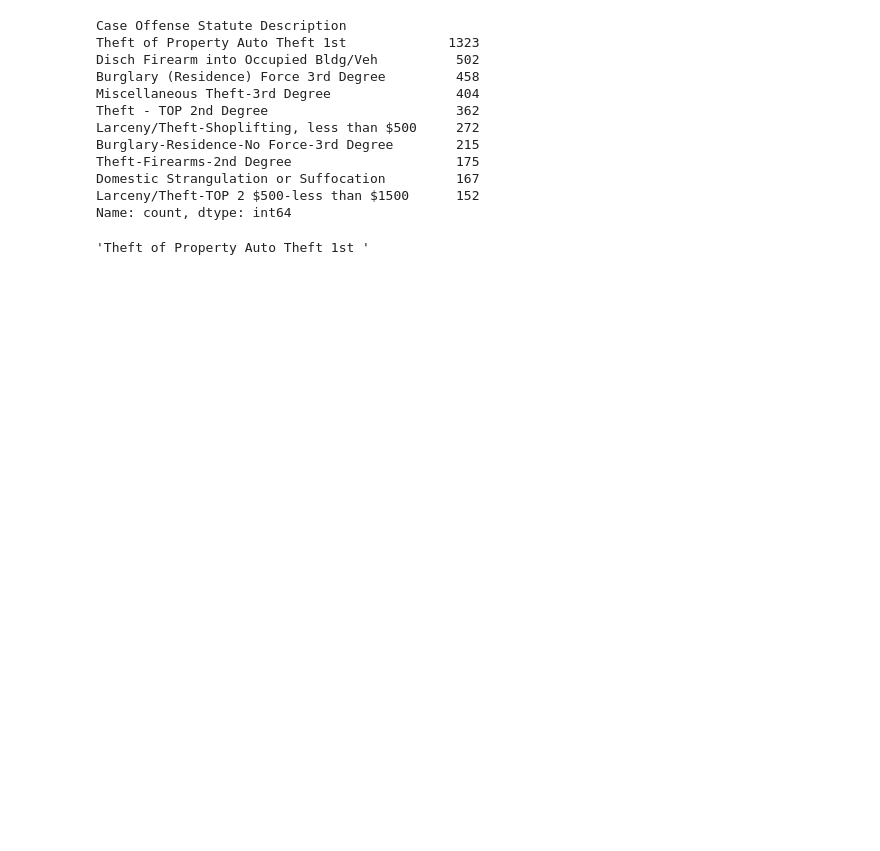
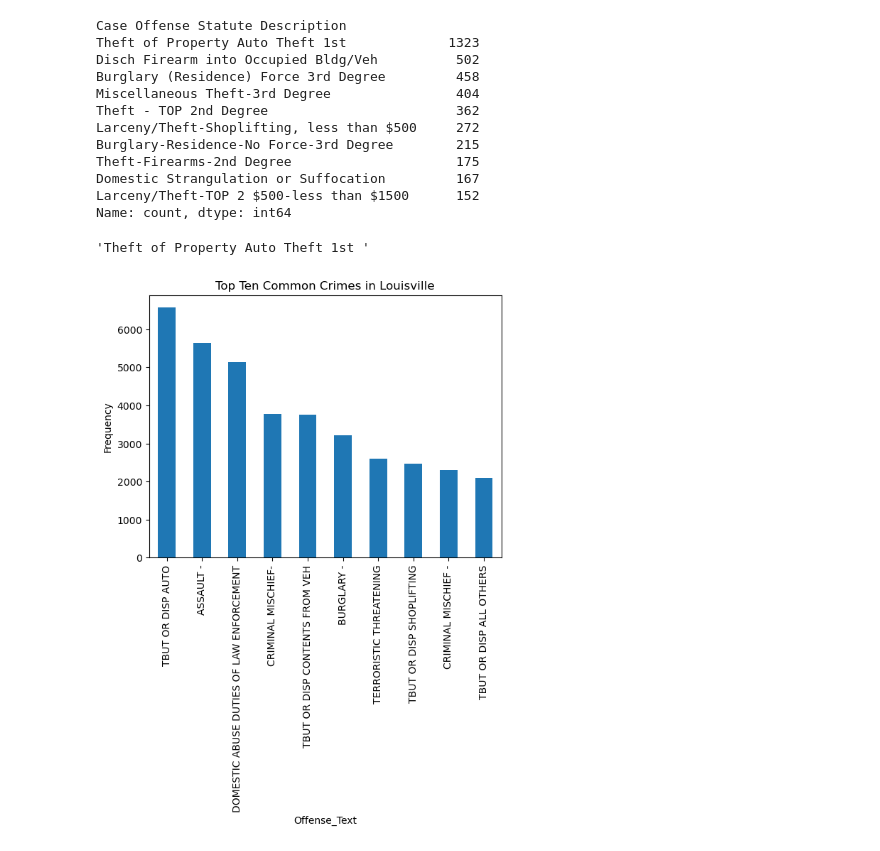
Before and after one commit to Uhuegbu23/crime_unemployment_data, a Jupyter notebook: data/crime.ipynb, the cells around one changed output. Cells and saved outputs as stored; diff of their text form; code cells hidden in the pictures; blank space fills up the shorter version.

```diff
--- a/data/crime.ipynb
+++ b/data/crime.ipynb
@@ -147,3 +186,9 @@ most_common_crime_nashville=nash_crime_df['Tencode Description'].value_counts().
 most_common_crime_nashville
 # %% [output]
 'WANT OFFICER FOR INVESTIGATION / ASSISTA'
+# %%
+louis_crime_df[['Offense_Text', 'Offense_Numbers']] = louis_crime_df['Offense_Code_Name'].str.extract(r'(.+?)\s*(\$?\d+.*)', expand=True)
+louis_crime_df[['Offense_Text', 'Offense_Numbers']]
+# %%
+louis_crime_df[['Offense_Text', 'Offense_Numbers']]=louis_crime_df['Offense_Code_Name'].str.extract(r'(.+?)\s*(\$?\d+.*)', expand=True)
+louis_crime_df.head()
@@ -205,0 +286,9 @@ most_common_crime_Birmingham
+# %%
+top_ten_common_crime_louisville = louis_crime_df['Offense_Text'].value_counts()
+top_ten_common_crime_louisville.head(10).plot(kind='bar')
+plt.title('Top Ten Common Crimes in Louisville')
+plt.xlabel('Offense_Text')
+plt.ylabel('Frequency')
+plt.show()
+# %% [output]
+[figure, added]
```
Also changed, not shown: parts of 23 cells of this notebook.
